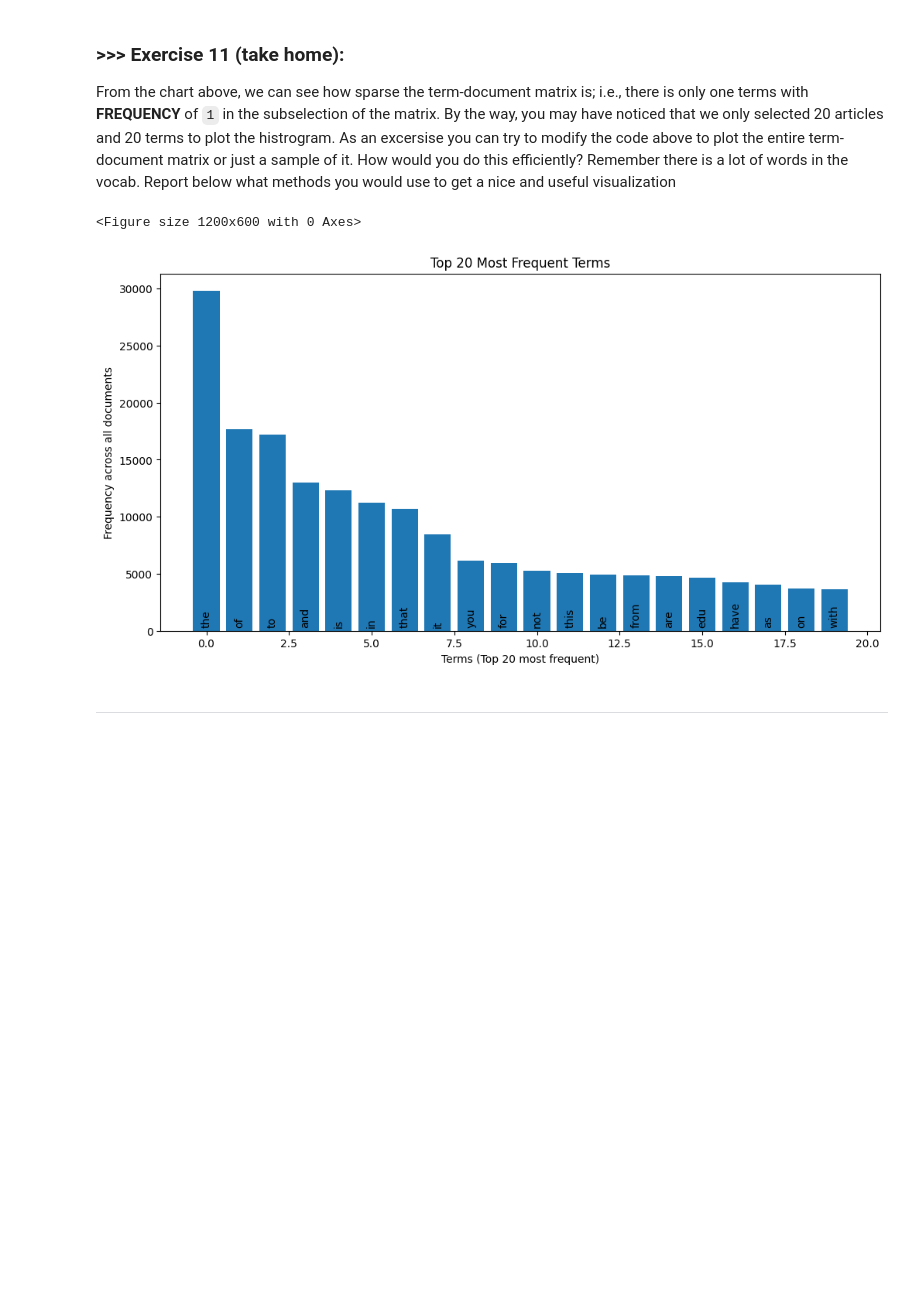
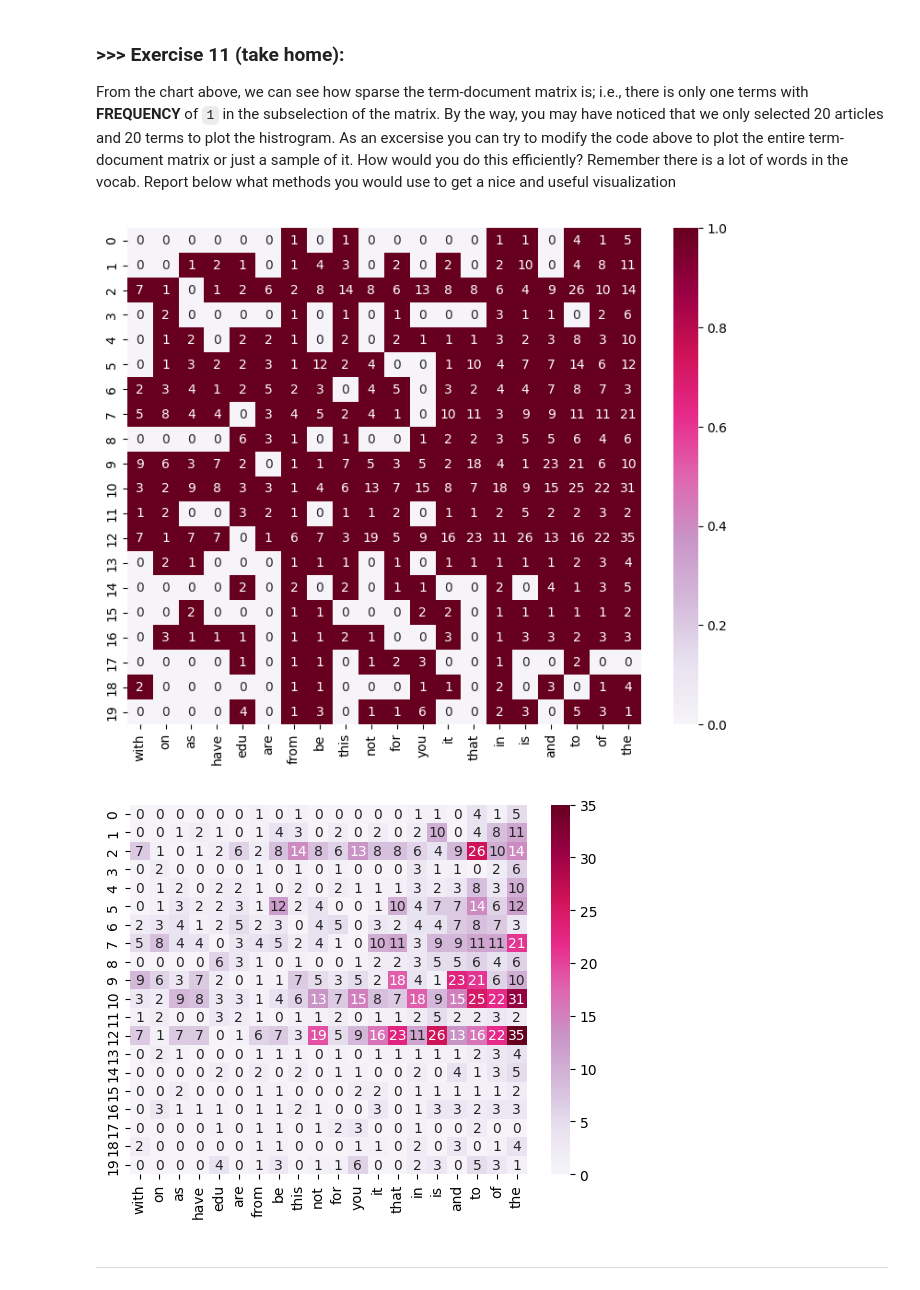
Before and after one commit to Kev-Tan/DM2025-Lab1-Exercise, a Jupyter notebook: DM2025-Lab1-Master.ipynb, the cells around one changed output. Drawn from its saved outputs; the diff is of its cells as text; code cells hidden in the pictures; blank space fills up the shorter version.

```diff
--- a/DM2025-Lab1-Master.ipynb
+++ b/DM2025-Lab1-Master.ipynb
@@ -1122,32 +1122,38 @@ Check out more beautiful color palettes here: https://python-graph-gallery.com/1
 # %% [markdown]
 ### **>>> Exercise 11 (take home):**
 From the chart above, we can see how sparse the term-document matrix is; i.e., there is only one terms with **FREQUENCY** of `1` in the subselection of the matrix. By the way, you may have noticed that we only selected 20 articles and 20 terms to plot the histrogram. As an excersise you can try to modify the code above to plot the entire term-document matrix or just a sample of it. How would you do this efficiently? Remember there is a lot of words in the vocab. Report below what methods you would use to get a nice and useful visualization
-# %%
-# Answer: We can use a histogram-based visualization method instead since document matrix is too sparse
-
-term_freq_distribution = X_counts.sum(axis=0).A1  # Sum across documents for each term
-plt.figure(figsize=(12, 6))
-
-# Top-k most frequent terms histogram
-top_k = 20
-top_term_indices = term_freq_distribution.argsort()[-top_k:][::-1]
-top_terms = count_vect.get_feature_names_out()[top_term_indices]
-top_freqs = term_freq_distribution[top_term_indices]
-
-
-plt.figure(figsize=(12, 6))
-plt.bar(range(len(top_terms)), top_freqs)
-plt.xlabel('Terms (Top 20 most frequent)')
-plt.ylabel('Frequency across all documents')
-plt.title(f'Top {top_k} Most Frequent Terms')
-plt.bar_label(bars, labels=top_terms, rotation=90, padding=3)
-
-
-
-plt.show()
-# %% [output]
-<Figure size 1200x600 with 0 Axes>
-[figure, removed]
+# %%
+# Answer
+
+term_freq = X_counts.sum(axis=0).A1  # Sum each column
+top_k = 20  # Choose top 20 most frequent terms
+top_term_indices = term_freq.argsort()[-top_k:]
+
+top_terms = count_vect.get_feature_names_out()[top_term_indices]
+
+# Create heatmap data for top terms
+plot_data = X_counts[:20, top_term_indices].toarray()  # First 20 documents
+
+df_todraw = pd.DataFrame(plot_data, columns=top_terms)
+
+plt.subplots(figsize=(9, 7))
+ax = sns.heatmap(df_todraw,
+                 cmap="PuRd",vmin=0, vmax=1,
+                  annot=True)
+
+
+#The first one shown is with the vmin = 0 and vmax = 1 setting
+plt.show()
+
+ax = sns.heatmap(df_todraw,
+                 cmap="PuRd",
+                  annot=True)
+
+#The second one shown does not have vmix and vmax setting
+plt.show()
+# %% [output]
+[figure, added]
+[figure, added]
 # %% [markdown]
 ---
 # %% [markdown]
```
Also changed, not shown: parts of 7 cells of this notebook, 1 other file.
